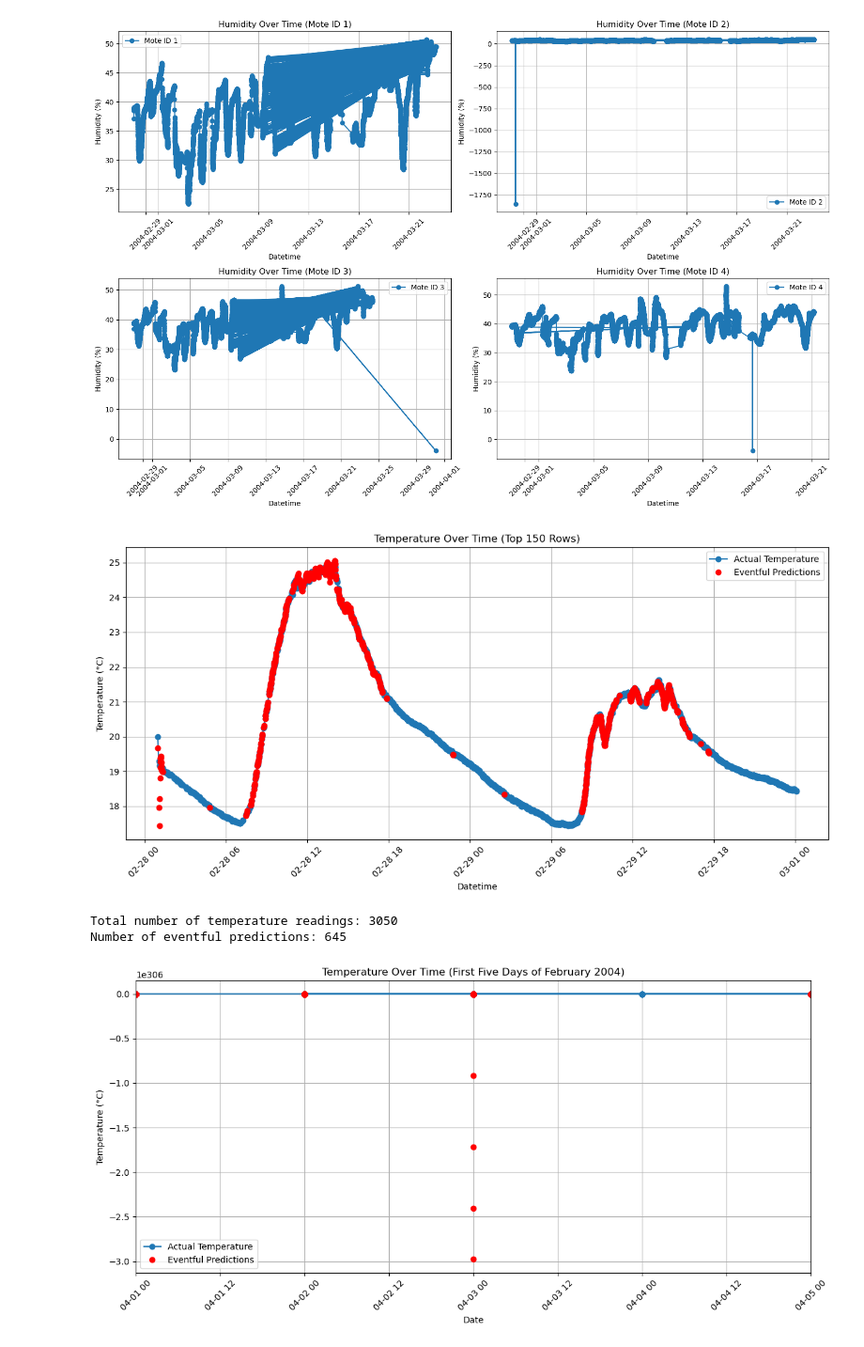
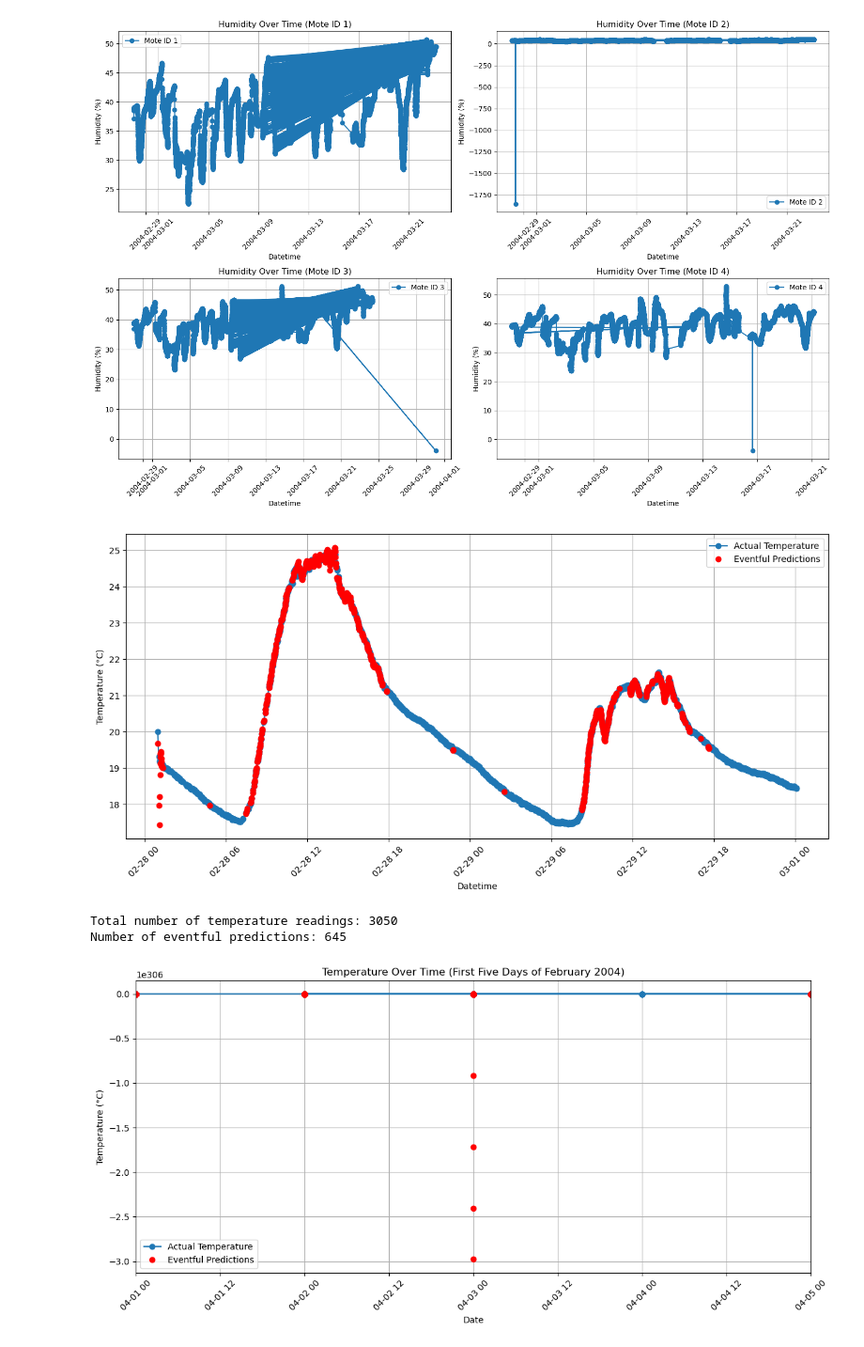
Before and after one commit to sokistar24/wakeupradio, a Jupyter notebook: testing_data.ipynb, the cells around one changed output. Shown at 94% size. Drawn from its saved outputs; the diff is of its cells as text; code cells hidden in the pictures.

```diff
--- a/testing_data.ipynb
+++ b/testing_data.ipynb
@@ -237,35 +264,35 @@ for index, row in top_150_df.iterrows():
     t_current = row['datetime'].timestamp()
     z = row['temperature']
     x1, x2 = dEWMA_filter(z, x1, x2, t_current, t_previous)
     y_sink = predict_sink_state(x1, x2, t_current, t_current + 32)  # Predict the state 32 seconds into the future
 
     total_readings += 1  # Increment total readings count
 
     if abs(y_sink - x1) > epsilon:
         eventful_readings += 1  # Increment eventful readings count
         sink.append(y_sink)
         timestamps.append(row['datetime'])
 
     t_previous = t_current
 
 # Plot the actual temperature and eventful predictions
 plt.figure(figsize=(12, 6))
 plt.plot(top_150_df['datetime'], top_150_df['temperature'], label='Actual Temperature', marker='o')
 if sink:
     plt.plot(timestamps, sink, 'ro', label='Eventful Predictions')
 plt.xlabel('Datetime')
 plt.ylabel('Temperature (°C)')
-plt.title('Temperature Over Time (Top 150 Rows)')
+#plt.title('Temperature Over Time (Top 150 Rows)')
 plt.legend()
 plt.grid(True)
 plt.xticks(rotation=45)
 plt.tight_layout()
 plt.show()
 
 print("Total number of temperature readings:", total_readings)
 print("Number of eventful predictions:", eventful_readings)
 # %% [output]
-[figure, old version]
+[figure, new version]
 Total number of temperature readings: 3050
 Number of eventful predictions: 645
 # %%
```
Also changed, not shown: parts of 4 cells of this notebook, 6 other files.
